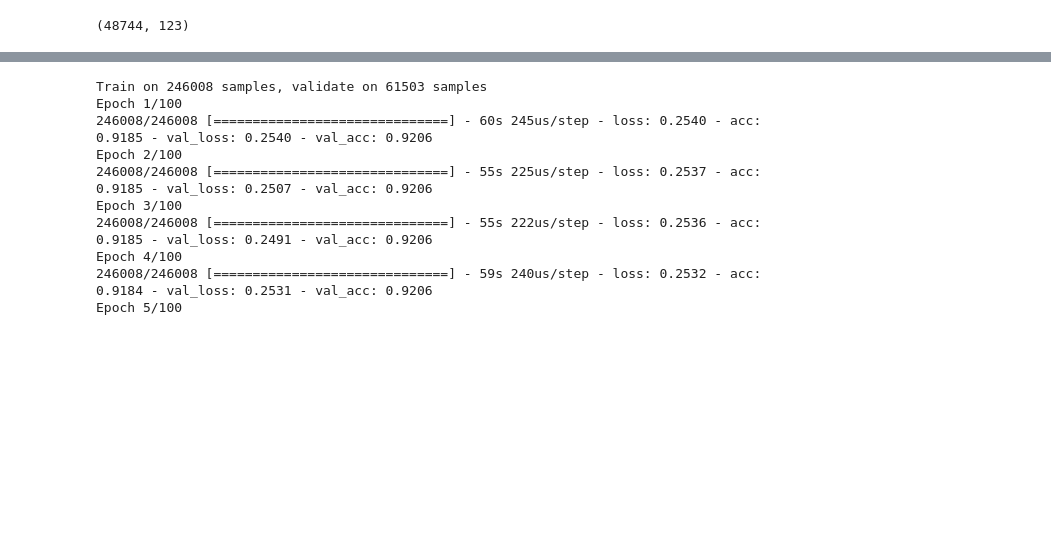
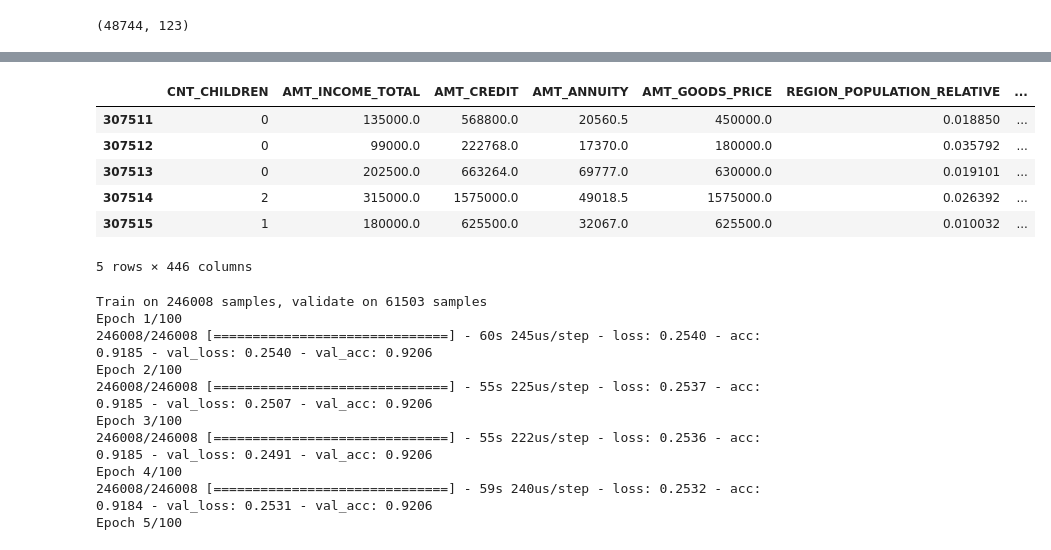
Before and after one commit to Edwardp17/home_credit, a Jupyter notebook: kaggle_home_credit_NN.ipynb, the cells around one changed output, grey strips where cells are left out. Cells and saved outputs as stored; diff of their text form; code cells hidden in the pictures; blank space fills up the shorter version.

```diff
--- a/kaggle_home_credit_NN.ipynb
+++ b/kaggle_home_credit_NN.ipynb
@@ -225,4 +302,0 @@ dtype: object
-# %%
-for col in data.columns:
-    if col in missing_data.columns and data[col].dtype == object:
-        data[col].fillna('None', inplace=True)
@@ -260,3 +303,2 @@ data.head()
 # %%
-data = pd.get_dummies(data)
-data.head()
+data = data.fillna(data.mean())
@@ -271,7 +304,0 @@ data.head()
-# %%
-data_cols = data.columns
-imputer = Imputer(strategy='median')
-imputer.fit(data)
-data = imputer.transform(data)
-data = pd.DataFrame(data=data, columns = data_cols, dtype='float64')
-data.head()
@@ -286,6 +305,5 @@ data.head()
 # %%
-ignore_features = ['is_train', 'is_test']
+ignore_features = ['SK_ID_CURR','is_train', 'is_test']
 relevant_features = [col for col in data.columns if col not in ignore_features]
 X_train = data[data['is_train']==1][relevant_features]
 test_tf = data[data['is_test']==1][relevant_features]
-X_train.head()
@@ -308,3 +318,13 @@ test_tf.shape
+# %%
+test_tf.head()
+# %% [output]
+|  | CNT_CHILDREN | AMT_INCOME_TOTAL | AMT_CREDIT | AMT_ANNUITY | AMT_GOODS_PRICE | REGION_POPULATION_RELATIVE | ... |
+| 307511 | 0 | 135000.0 | 568800.0 | 20560.5 | 450000.0 | 0.018850 | ... |
+| 307512 | 0 | 99000.0 | 222768.0 | 17370.0 | 180000.0 | 0.035792 | ... |
+| 307513 | 0 | 202500.0 | 663264.0 | 69777.0 | 630000.0 | 0.019101 | ... |
+| 307514 | 2 | 315000.0 | 1575000.0 | 49018.5 | 1575000.0 | 0.026392 | ... |
+| 307515 | 1 | 180000.0 | 625500.0 | 32067.0 | 625500.0 | 0.010032 | ... |
+5 rows × 446 columns
 # %%
 #x_train, x_test, y_train, y_test = train_test_split(X_train, y_train, test_size=.20)
 # %%
```
Also changed, not shown: parts of 39 cells of this notebook, 1 other file.
